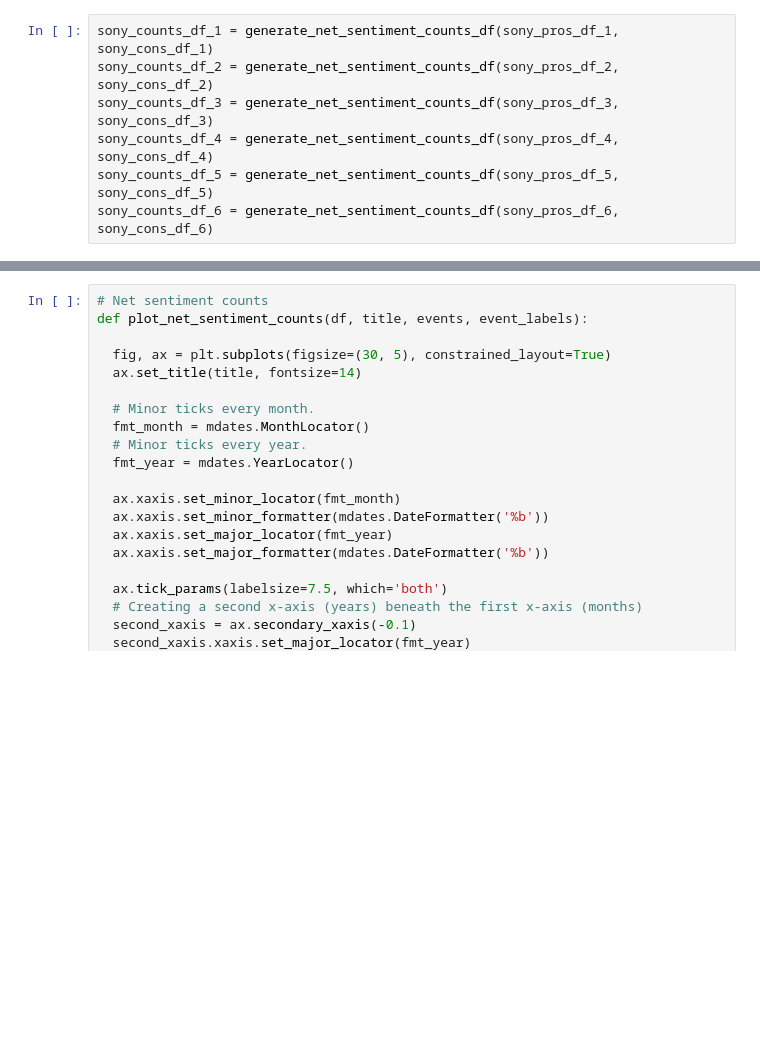
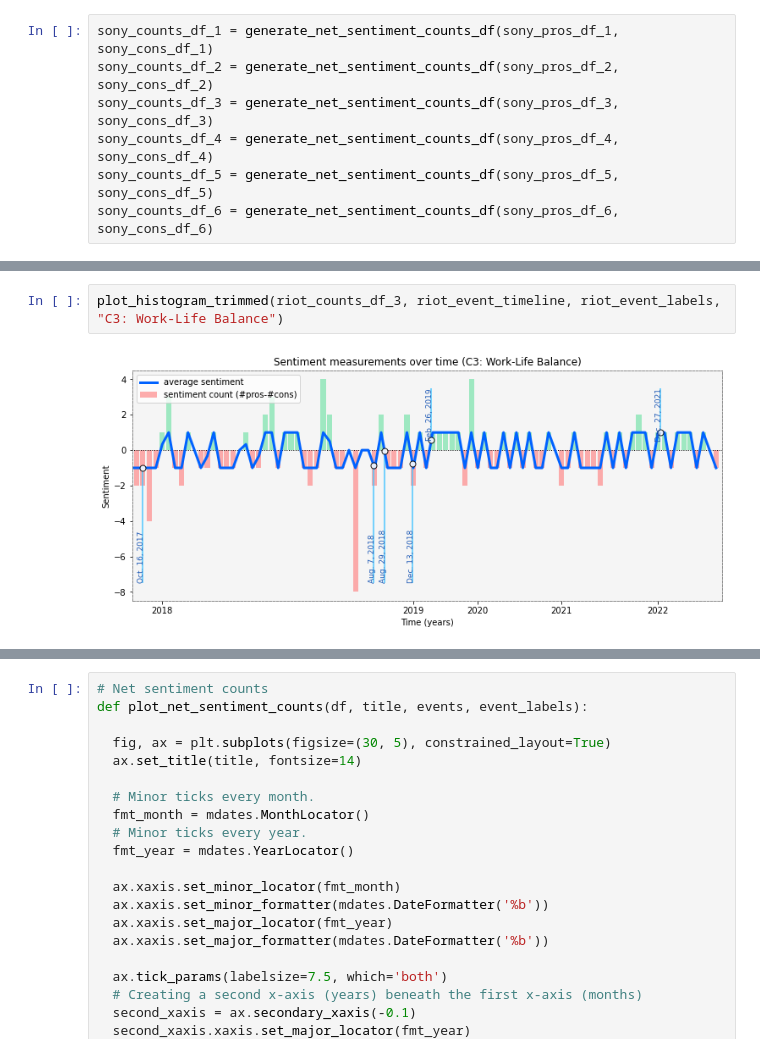
Before and after one commit to michellecchen/cs72_final, a Jupyter notebook: timelines.ipynb, the cells around one changed output, grey strips where cells are left out. Cells and saved outputs as stored; diff of their text form; blank space fills up the shorter version.

```diff
--- a/timelines.ipynb
+++ b/timelines.ipynb
@@ -467,0 +628,4 @@ sony_counts_df_6 = generate_net_sentiment_counts_df(sony_pros_df_6, sony_cons_df
+# %%
+plot_histogram_trimmed(riot_counts_df_3, riot_event_timeline, riot_event_labels, "C3: Work-Life Balance")
+# %% [output]
+[figure, added]
```
Also changed, not shown: parts of 42 cells of this notebook.
